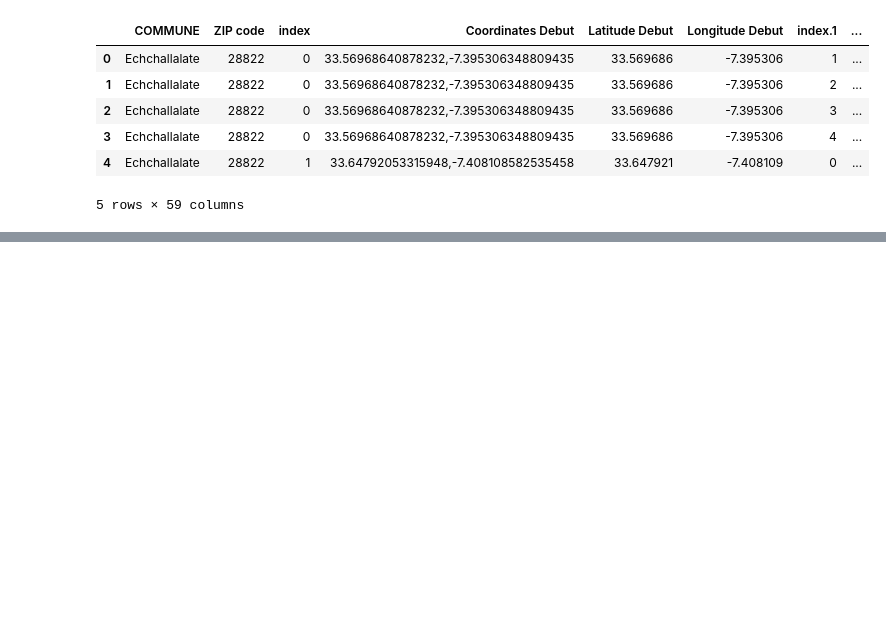
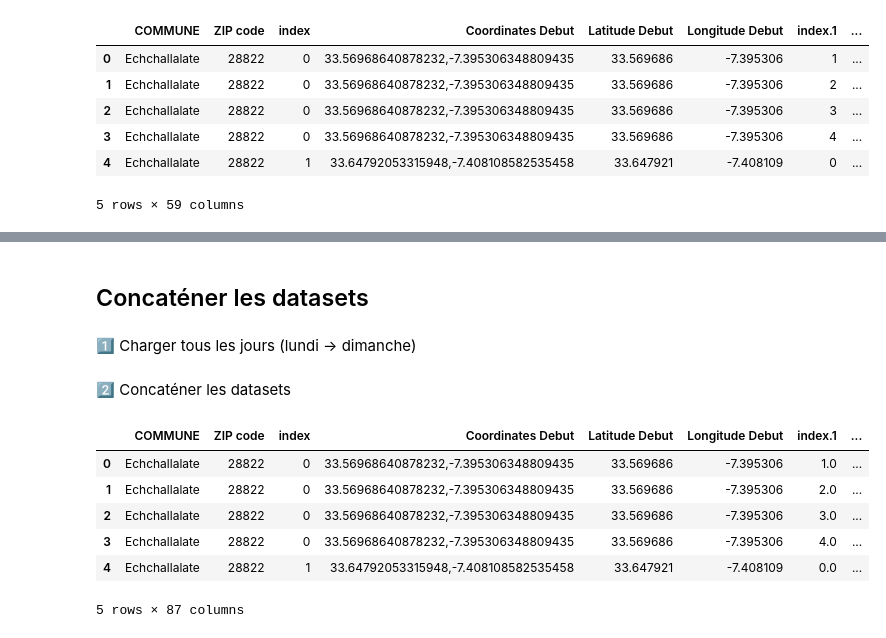
Before and after one commit to OTHMANEAY/file_rouge, a Jupyter notebook: notebooks/02_Cleaning.ipynb, the cells around one changed output, grey strips where cells are left out. Drawn from its saved outputs; the diff is of its cells as text; code cells hidden in the pictures; blank space fills up the shorter version.

```diff
--- a/notebooks/02_Cleaning.ipynb
+++ b/notebooks/02_Cleaning.ipynb
@@ -213,0 +291,4 @@ df_test.head()
+# %% [markdown]
+## Concaténer les datasets
+# %% [markdown]
+1️⃣ Charger tous les jours (lundi → dimanche)
@@ -213,0 +305,14 @@ df_test.head()
+# %% [markdown]
+2️⃣ Concaténer les datasets
+# %%
+df_traffic = pd.concat(traffic_data.values(), ignore_index=True)
+
+df_traffic.head()
+# %% [output]
+|  | COMMUNE | ZIP code | index | Coordinates Debut | Latitude Debut | Longitude Debut | index.1 | ... |
+| 0 | Echchallalate | 28822 | 0 | 33.56968640878232,-7.395306348809435 | 33.569686 | -7.395306 | 1.0 | ... |
+| 1 | Echchallalate | 28822 | 0 | 33.56968640878232,-7.395306348809435 | 33.569686 | -7.395306 | 2.0 | ... |
+| 2 | Echchallalate | 28822 | 0 | 33.56968640878232,-7.395306348809435 | 33.569686 | -7.395306 | 3.0 | ... |
+| 3 | Echchallalate | 28822 | 0 | 33.56968640878232,-7.395306348809435 | 33.569686 | -7.395306 | 4.0 | ... |
+| 4 | Echchallalate | 28822 | 1 | 33.64792053315948,-7.408108582535458 | 33.647921 | -7.408109 | 0.0 | ... |
+5 rows × 87 columns
```
Also changed, not shown: parts of 35 cells of this notebook.
